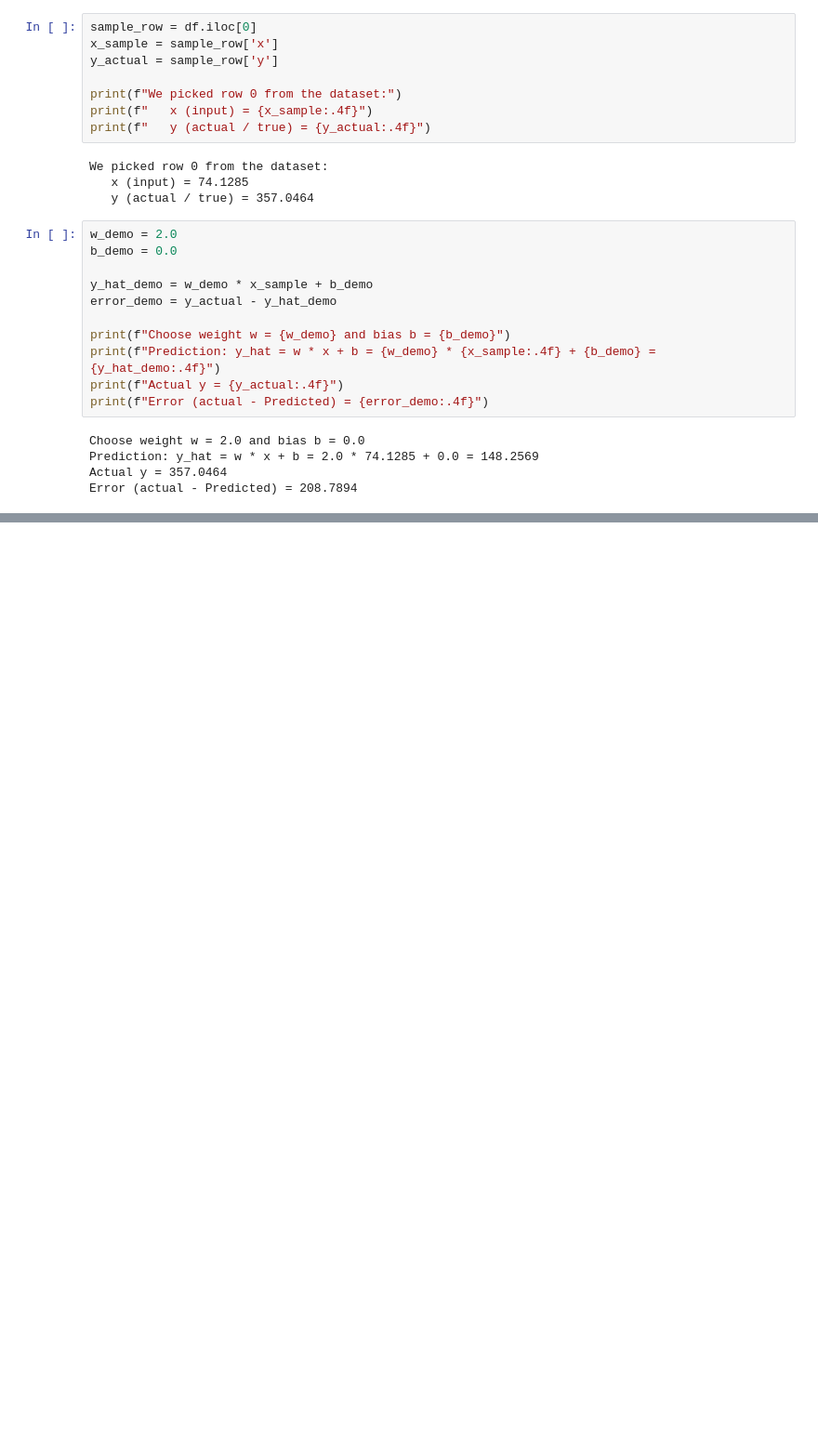
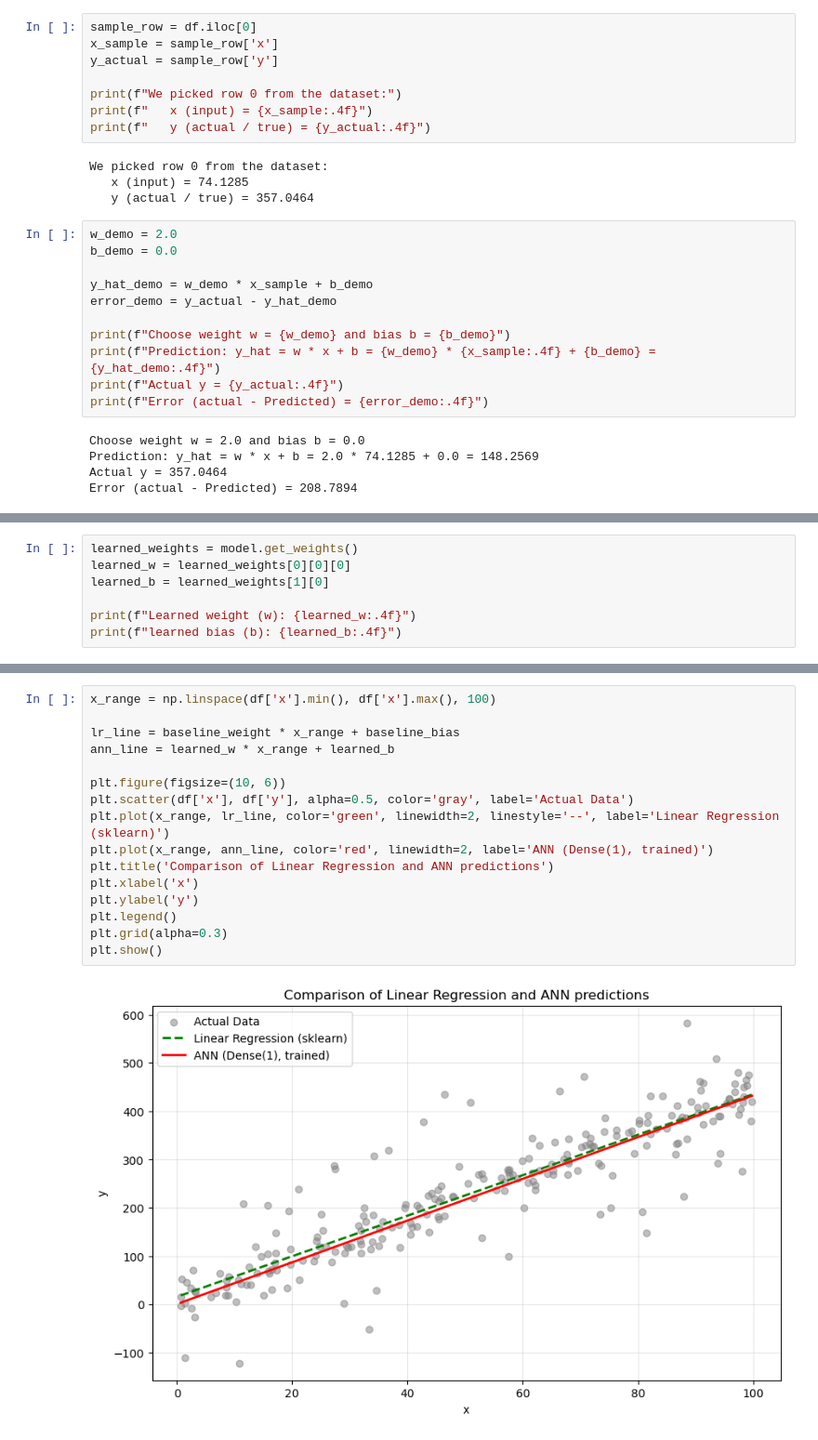
Before and after one commit to Niraj7272/DataScience, a Jupyter notebook: Practice/DL/ANN/ann_regression.ipynb, the cells around one changed output, grey strips where cells are left out. Shown at 93% size. Drawn from its saved outputs; the diff is of its cells as text; blank space fills up the shorter version.

```diff
--- a/Practice/DL/ANN/ann_regression.ipynb
+++ b/Practice/DL/ANN/ann_regression.ipynb
@@ -207,0 +379,7 @@ Error (actual - Predicted) = 208.7894
+# %%
+learned_weights = model.get_weights()
+learned_w = learned_weights[0][0][0]
+learned_b = learned_weights[1][0]
+
+print(f"Learned weight (w): {learned_w:.4f}")
+print(f"learned bias (b): {learned_b:.4f}")
@@ -207,0 +441,18 @@ Error (actual - Predicted) = 208.7894
+# %%
+x_range = np.linspace(df['x'].min(), df['x'].max(), 100)
+
+lr_line = baseline_weight * x_range + baseline_bias
+ann_line = learned_w * x_range + learned_b
+
+plt.figure(figsize=(10, 6))
+plt.scatter(df['x'], df['y'], alpha=0.5, color='gray', label='Actual Data')
+plt.plot(x_range, lr_line, color='green', linewidth=2, linestyle='--', label='Linear Regression (sklearn)')
+plt.plot(x_range, ann_line, color='red', linewidth=2, label='ANN (Dense(1), trained)')
+plt.title('Comparison of Linear Regression and ANN predictions')
+plt.xlabel('x')
+plt.ylabel('y')
+plt.legend()
+plt.grid(alpha=0.3)
+plt.show()
+# %% [output]
+[figure, added]
```
Also changed, not shown: parts of 24 cells of this notebook.
